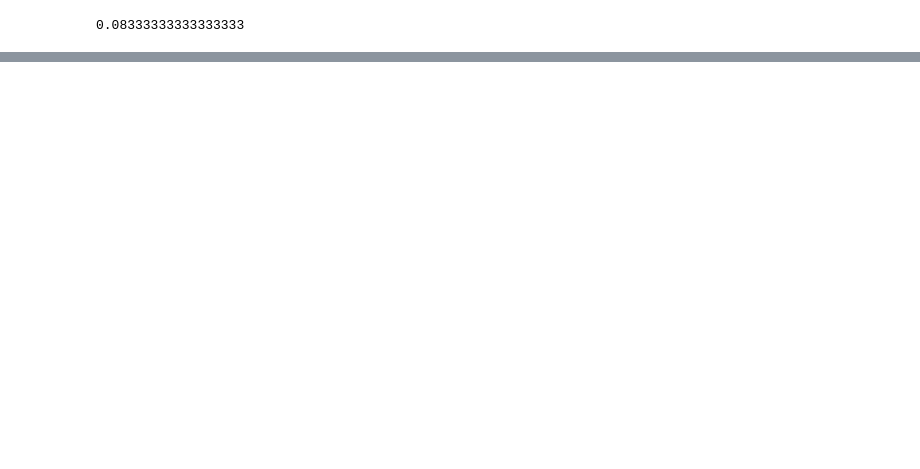
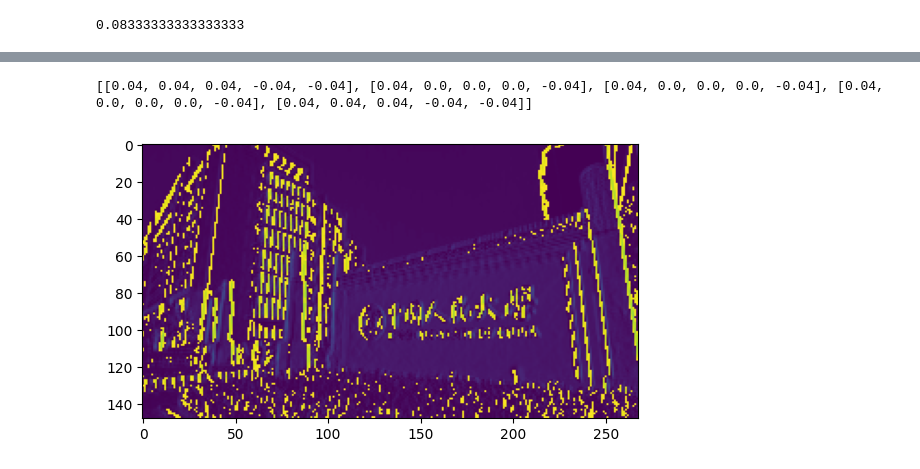
Before and after one commit to FlechazoLiu/Ai_Python_course, a Jupyter notebook: Class_Notes/week_3.ipynb, the cells around one changed output, grey strips where cells are left out. Saved outputs shown, nothing was run; the diff lists cells and outputs as text; code cells hidden in the pictures; blank space fills up the shorter version.

```diff
--- a/Class_Notes/week_3.ipynb
+++ b/Class_Notes/week_3.ipynb
@@ -529,0 +728,21 @@ print(conv)
+# %%
+ker = np.array([[1,1,1,-1,-1],
+                [1,0,0,0,-1],
+                [1,0,0,0,-1],
+                [1,0,0,0,-1],
+                [1,1,1,-1,-1]])
+ker2 = ker/25
+ker2 = ker2.tolist()
+print(ker2)
+
+# 用ker2铺im的处理结果
+im_out = conv2d(im,ker2,2)
+
+# 显示处理后的图像
+im_out = np.array(im_out)
+im2 = Image.fromarray(im_out.astype('uint8'))
+plt.imshow(im2)
+plt.show()
+# %% [output]
+[[0.04, 0.04, 0.04, -0.04, -0.04], [0.04, 0.0, 0.0, 0.0, -0.04], [0.04, 0.0, 0.0, 0.0, -0.04], [0.04, 0.0, 0.0, 0.0, -0.04], [0.04, 0.04, 0.04, -0.04, -0.04]]
+[figure, added]
```
Also changed, not shown: parts of 9 cells of this notebook, 3 other files.
